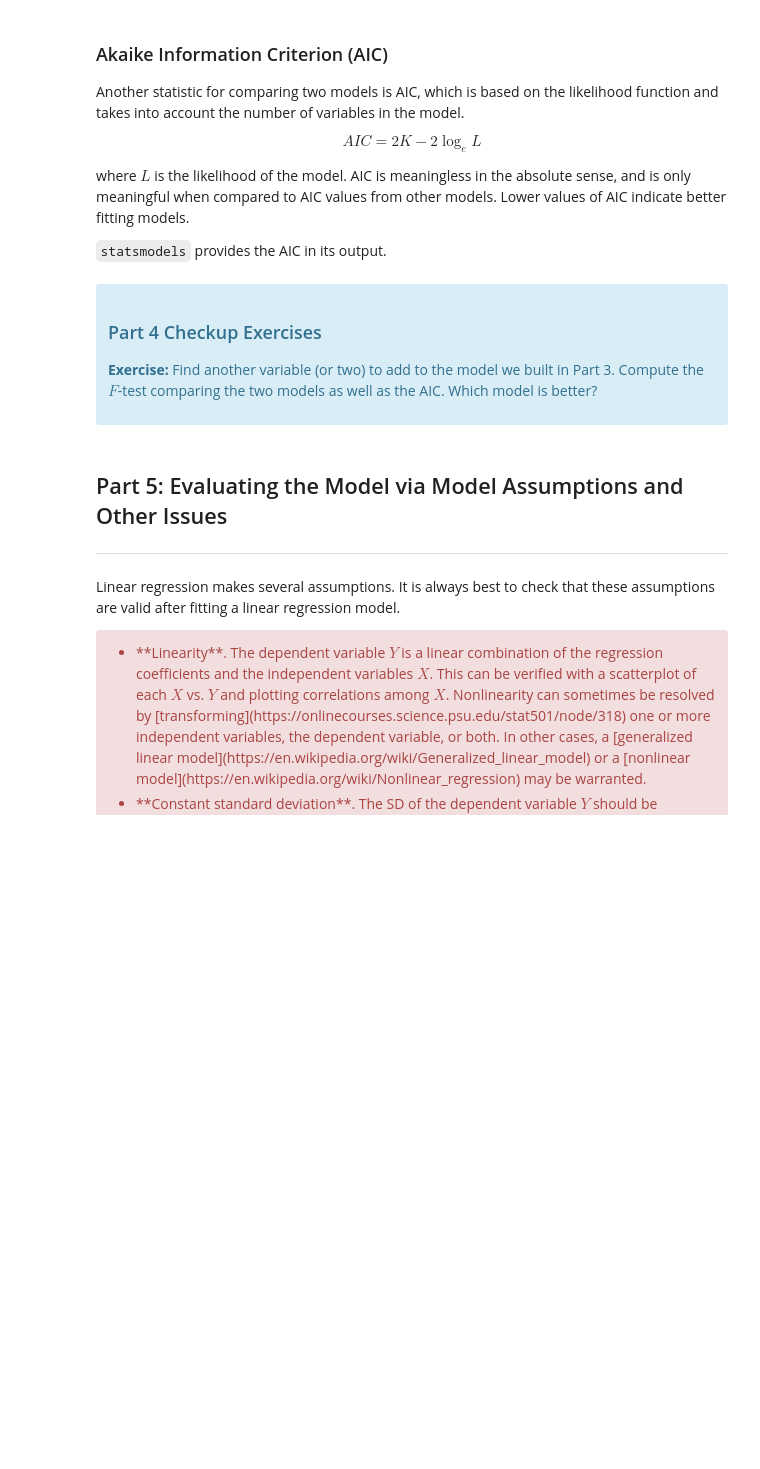
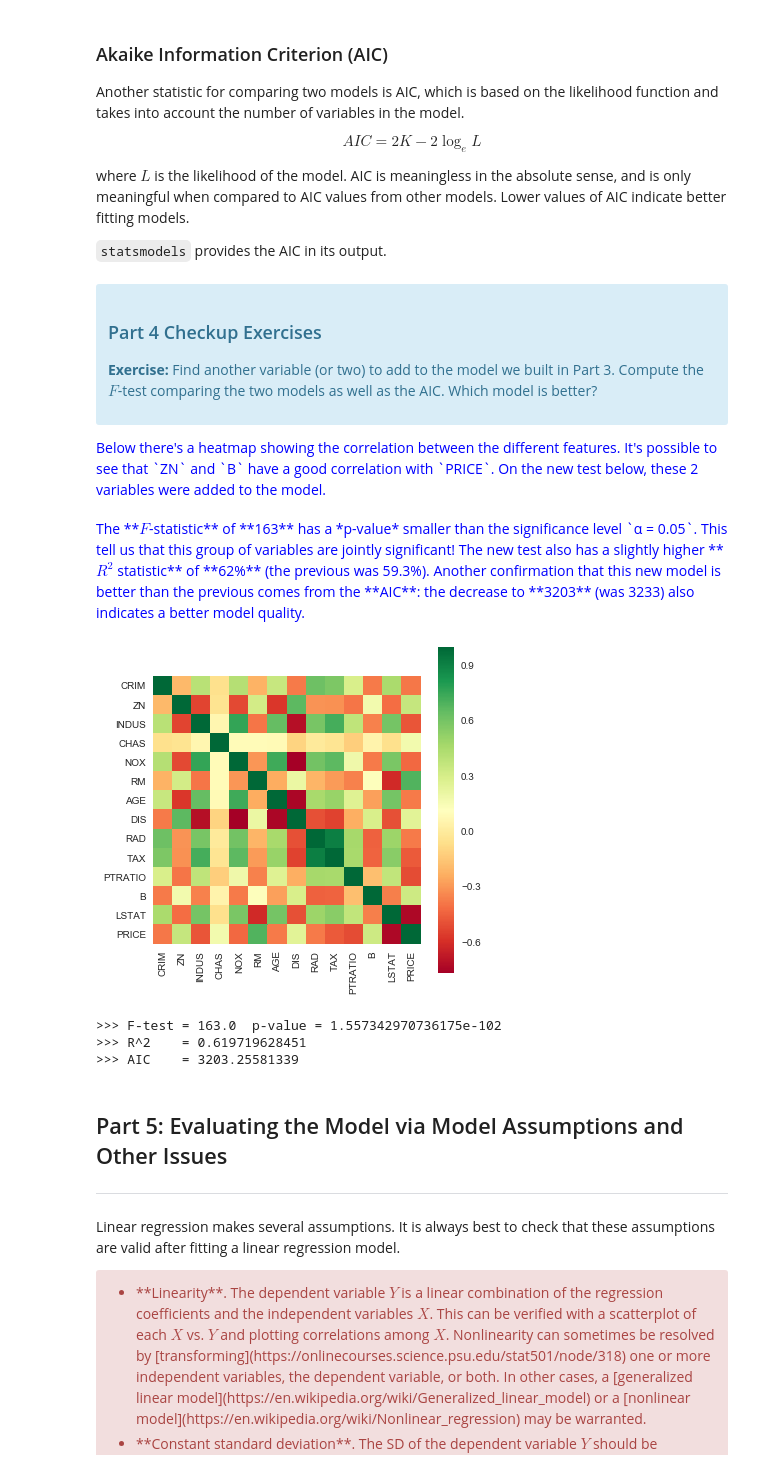
Before and after one commit to karlphillip/DataScience, a Jupyter notebook: Smaller Projects/linear_regression_boston_housing_ml/Mini_Project_Linear_Regression.ipynb, the cells around one changed output. Saved outputs shown, nothing was run; the diff lists cells and outputs as text; code cells hidden in the pictures; blank space fills up the shorter version.

```diff
--- a/Smaller Projects/linear_regression_boston_housing_ml/Mini_Project_Linear_Regression.ipynb
+++ b/Smaller Projects/linear_regression_boston_housing_ml/Mini_Project_Linear_Regression.ipynb
@@ -968,0 +997,22 @@ Warnings:
+# %%
+# karl: compute F-test by hand
+X = bos[ ['CRIM', 'RM', 'PTRATIO'] ]
+y = bos.PRICE.values.reshape(-1, 1)
+r_sq = reg.score(X, y)
+
+n = len(X)              # No. Observations
+k = 3 + 1               # (no of coefficient variables + 1 for intercept)
+dfn = k - 1             # Df Model or Degrees of Freedom Numerator   = (k-1)
+dfd = n - k             # Df Residuals or Degrees of Freedom Denominator = (n-k)
+mse_model = ( r_sq / dfn )
+mse_resid = ( (1-r_sq) / dfd )
+F = mse_model / mse_resid
+print('>>> F-test  = ', F)
+print('>>> P-value = ', 1.0 - scipy.stats.f.cdf(F, dfn, dfd))
+
+# Compare my calculation with the output of statsmodel summary F-statistic:
+X = bos[ ['CRIM', 'RM', 'PTRATIO'] ]
+X = sm.add_constant(X)
+y = bos['PRICE']
+model = sm.OLS(endog=y, exog=X).fit()
+#print(model.summary())
@@ -992,6 +1085,38 @@ where $L$ is the likelihood of the model. AIC is meaningless in the absolute sen
 
 <p><b>Exercise:</b> Find another variable (or two) to add to the model we built in Part 3. Compute the $F$-test comparing the two models as well as the AIC. Which model is better?</p>
 </div>
+
+<font color='blue'>
+Below there's a heatmap showing the correlation between the different features. It's possible to see that `ZN` and `B` have a good correlation with `PRICE`. On the new test below, these 2 variables were added to the model.
+</font>
+# %% [markdown]
+<font color='blue'>
+The **$F$-statistic** of **163** has a *p-value* smaller than the significance level `α = 0.05`. This tell us that this group of variables are jointly significant! The new test also has a slightly higher **$R^2$ statistic** of **62%** (the previous was 59.3%). Another confirmation that this new model is better than the previous comes from the **AIC**: the decrease to **3203** (was 3233) also indicates a better model quality.
+</font>
+# %%
+# karl
+plt.figure(figsize=(6, 6))
+sns.heatmap(bos.corr(), square=True, cmap='RdYlGn')
+plt.plot()
+plt.show()
+
+X = bos[ ['CRIM', 'RM', 'PTRATIO', 'ZN', 'B'] ]
+X = sm.add_constant(X)
+y = bos['PRICE']
+model = sm.OLS(endog=y, exog=X).fit()
+#print(model.summary())
+
+# print just the relevant parts, not all the summary
+A = np.identity(len(model.params))
+A = A[1:,:]
+print('>>> F-test =', round(model.f_test(A).fvalue.flatten()[0], 1), ' p-value =', model.f_test(A).pvalue)
+print('>>> R^2    =', model.rsquared)
+print('>>> AIC    =', model.aic)
+# %% [output]
+[figure, added]
+>>> F-test = 163.0  p-value = 1.557342970736175e-102
+>>> R^2    = 0.619719628451
+>>> AIC    = 3203.25581339
 # %% [markdown]
 
 ## Part 5: Evaluating the Model via Model Assumptions and Other Issues
```
Also changed, not shown: parts of 13 cells of this notebook.
